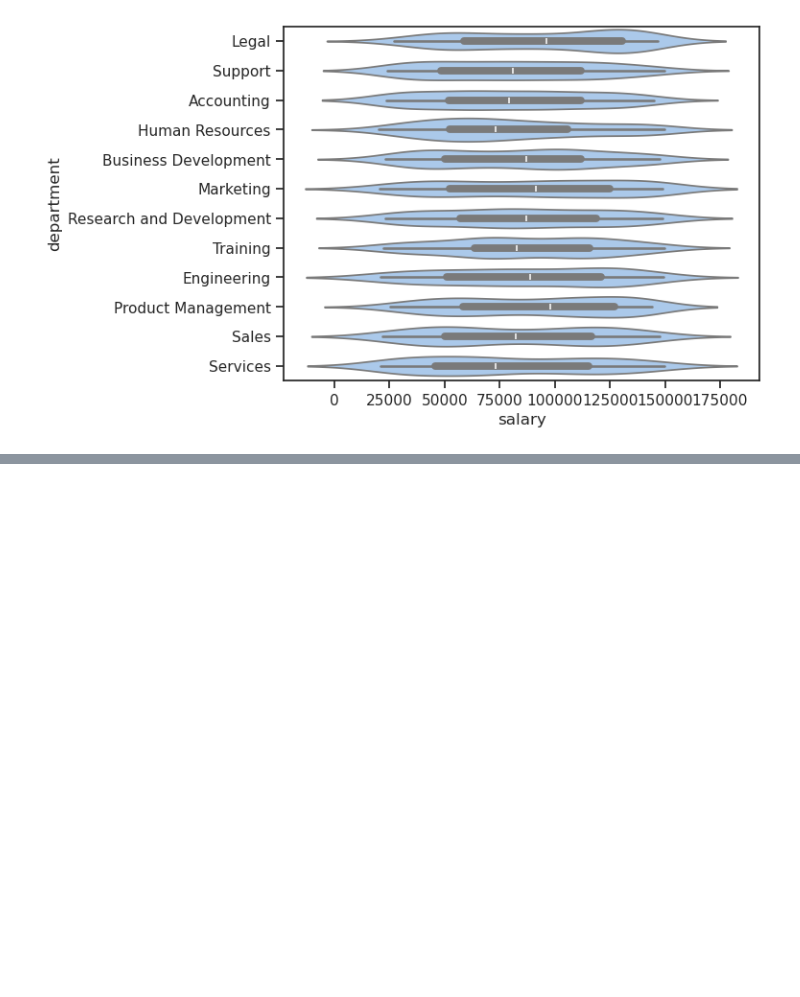
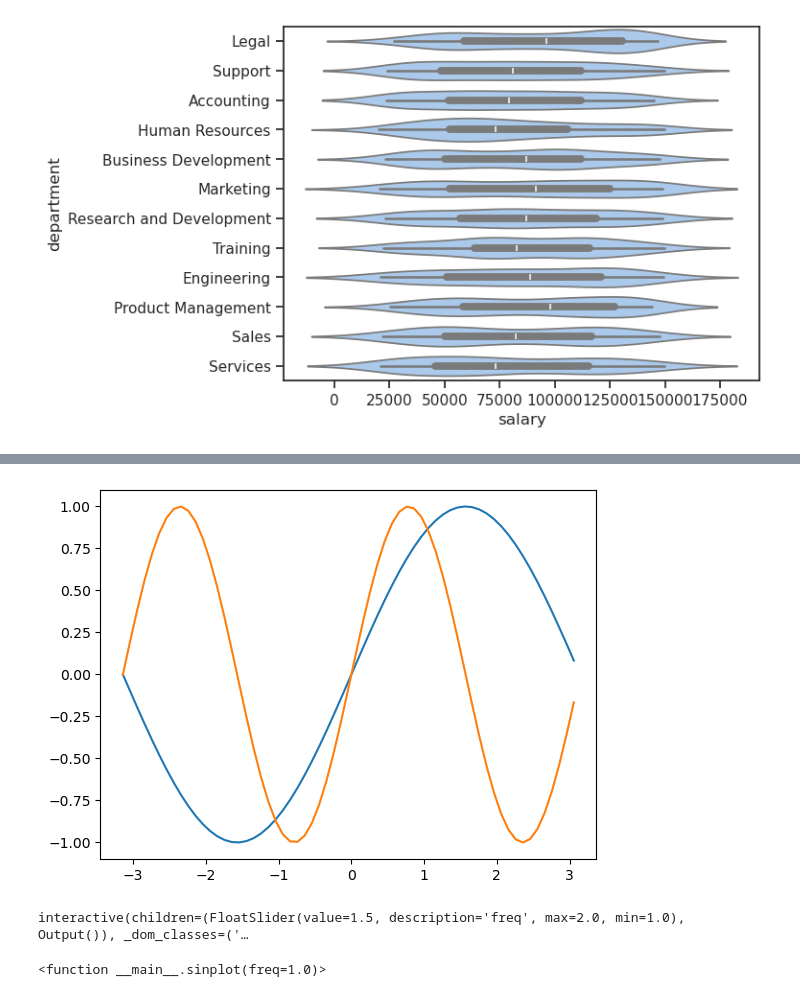
Before and after one commit to bb1000/20034, a Jupyter notebook: _sources/Notes.ipynb, the cells around one changed output, grey strips where cells are left out. Cells and saved outputs as stored; diff of their text form; code cells hidden in the pictures; blank space fills up the shorter version.

```diff
--- a/_sources/Notes.ipynb
+++ b/_sources/Notes.ipynb
@@ -1828,0 +1843,9 @@ seaborn.violinplot(data=personel, y='department', x='salary')
+# %%
+def sinplot(freq=1.0):
+    x = np.arange(-np.pi, np.pi, .1)
+    plt.plot(x, np.sin(freq*x))
+# %%
+sinplot(1)
+sinplot(2)
+# %% [output]
+[figure, added]
@@ -1828,0 +1859,5 @@ seaborn.violinplot(data=personel, y='department', x='salary')
+# %%
+ipywidgets.interact(sinplot, freq=freq_slider)
+# %% [output]
+interactive(children=(FloatSlider(value=1.5, description='freq', max=2.0, min=1.0), Output()), _dom_classes=('…
+<function __main__.sinplot(freq=1.0)>
```
Also changed, not shown: parts of 26 cells of this notebook, 6 other files.
